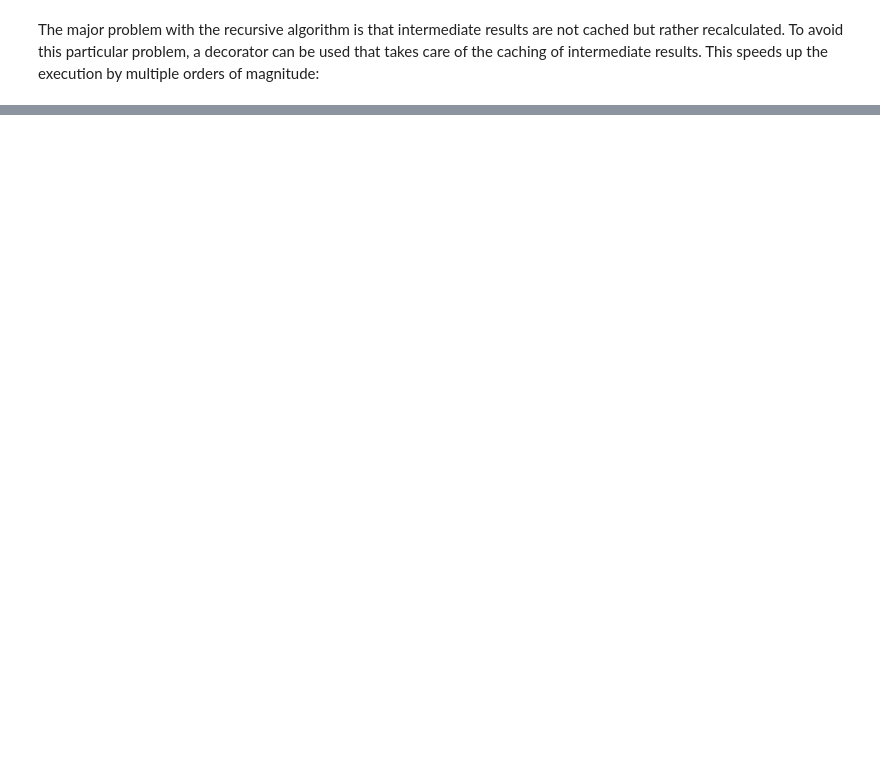
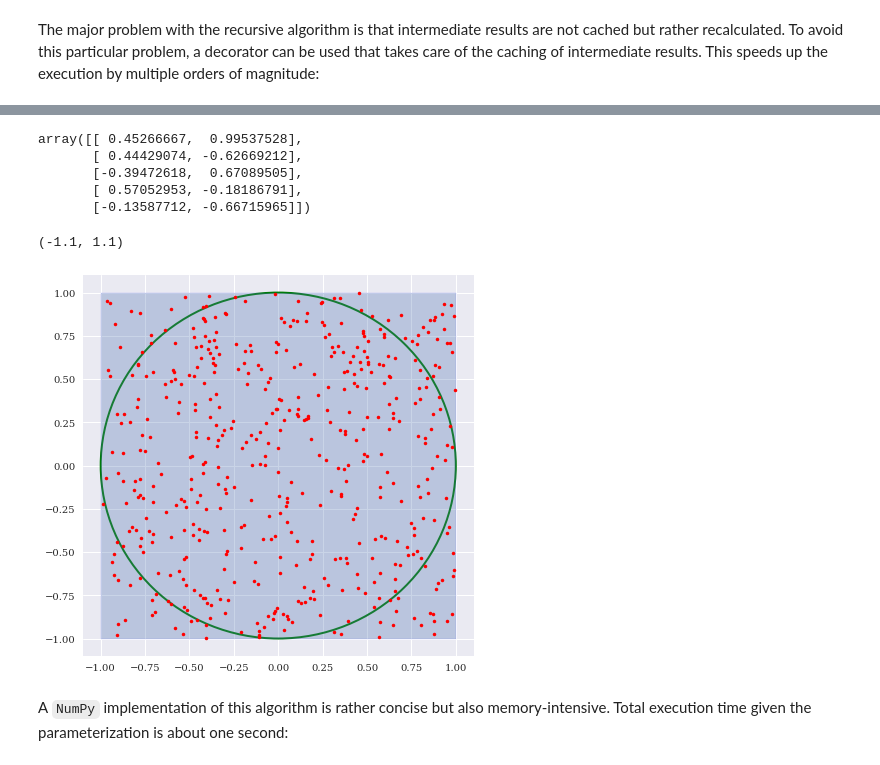
Before and after one commit to JayGwod/python4finance, a Jupyter notebook: 10-performance-python.ipynb, the cells around one changed output, grey strips where cells are left out. Saved outputs shown, nothing was run; the diff lists cells and outputs as text; code cells hidden in the pictures; blank space fills up the shorter version.

```diff
--- a/10-performance-python.ipynb
+++ b/10-performance-python.ipynb
@@ -391,0 +530,37 @@ the execution by multiple orders of magnitude:
+# %%
+import random
+import numpy as np
+from pylab import mpl, plt
+plt.style.use('seaborn')
+mpl.rcParams['font.family'] = 'serif'
+%matplotlib inline
+# %%
+rn = [(random.random() * 2 - 1, random.random() * 2 - 1)
+      for _ in range(500)]
+# %%
+rn = np.array(rn)
+rn[:5]
+# %% [output]
+array([[ 0.45266667,  0.99537528],
+       [ 0.44429074, -0.62669212],
+       [-0.39472618,  0.67089505],
+       [ 0.57052953, -0.18186791],
+       [-0.13587712, -0.66715965]])
+# %%
+fig = plt.figure(figsize=(7, 7))
+ax = fig.add_subplot(1, 1, 1)
+# Draws the unit circle.
+circ = plt.Circle((0, 0), radius=1, edgecolor='g', lw=2.0, facecolor='None')
+# Draws the square with side length of 2.
+box = plt.Rectangle((-1, -1), 2, 2, edgecolor='b', alpha=0.3)
+ax.add_patch(circ)
+ax.add_patch(box)
+# Draws the uniformly distributed random dots.
+plt.plot(rn[:, 0], rn[:, 1], 'r.')
+plt.ylim(-1.1, 1.1)
+plt.xlim(-1.1, 1.1)
+# %% [output]
+(-1.1, 1.1)
+[figure, added]
+# %% [markdown]
+A `NumPy` implementation of this algorithm is rather concise but also memory-intensive. Total execution time given the parameterization is about one second:
```
Also changed, not shown: parts of 105 cells of this notebook.
